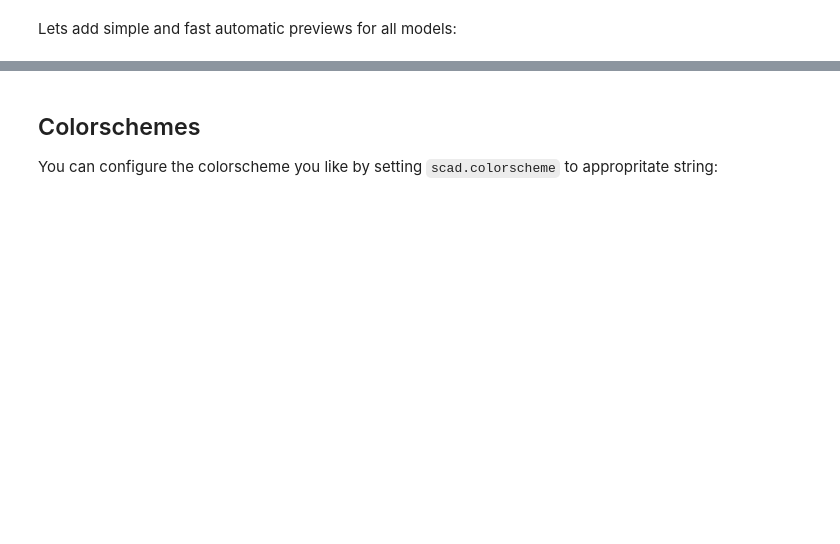
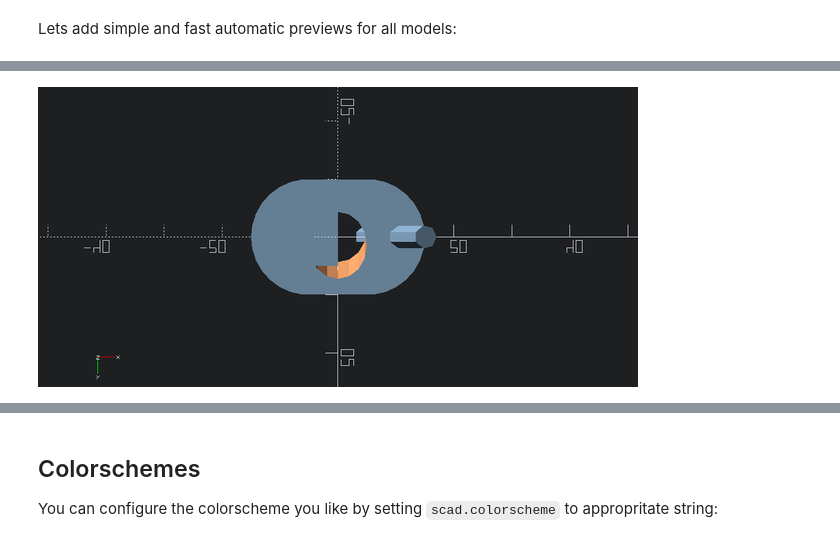
Before and after one commit to ozpau/cadlab, a Jupyter notebook: nbs/api/01_scad.ipynb, the cells around one changed output, grey strips where cells are left out. Saved outputs shown, nothing was run; the diff lists cells and outputs as text; code cells hidden in the pictures; blank space fills up the shorter version.

```diff
--- a/nbs/api/01_scad.ipynb
+++ b/nbs/api/01_scad.ipynb
@@ -75,0 +128,20 @@ d
+# %%
+#| export
+@delegates(view)
+def view_top(d, **kwargs): return view(d, eye=(0,0,1), **kwargs)
+@delegates(view)
+def view_bottom(d, **kwargs): return view(d, translate=(0,0,-1), rot=(180,0,0),dist=1, **kwargs)
+# the one below flips x for some reason
+#def view_bottom(d, **kwargs): return view(d, eye=(0,0,-1), **kwargs)
+@delegates(view)
+def view_right(d, **kwargs): return view(d, eye=(1,0,0), **kwargs)
+@delegates(view)
+def view_left(d, **kwargs): return view(d, eye=(-1,0,0), **kwargs)
+@delegates(view)
+def view_front(d, **kwargs): return view(d, eye=(0,-1,0), **kwargs)
+@delegates(view)
+def view_back(d, **kwargs): return view(d, eye=(0,1,0), **kwargs)
+# %%
+view_bottom(d)
+# %% [output]
+[figure, added]
```
Also changed, not shown: parts of 19 cells of this notebook, 5 other files.
